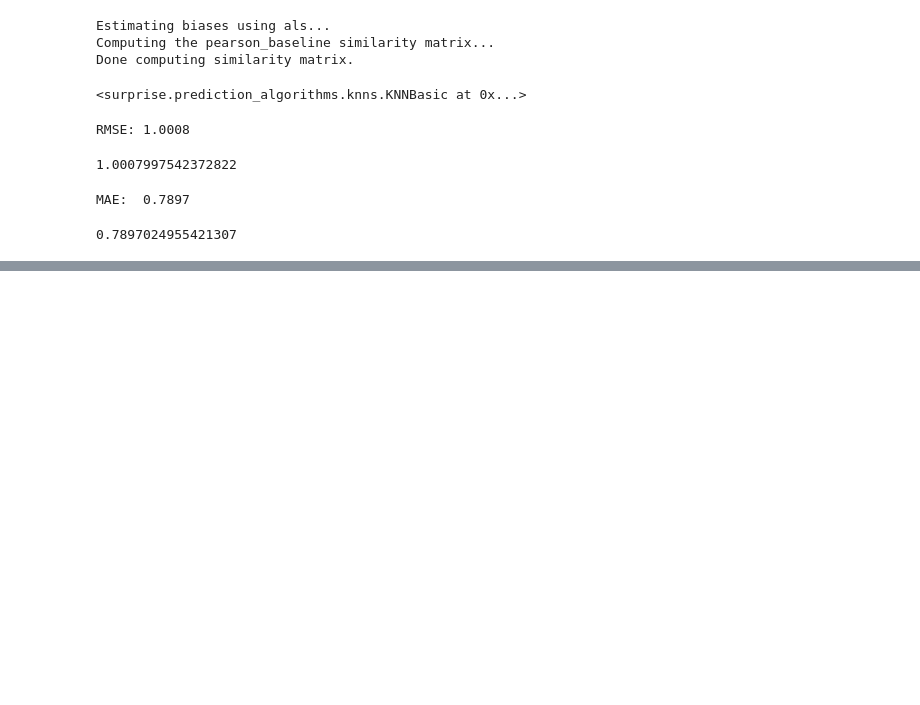
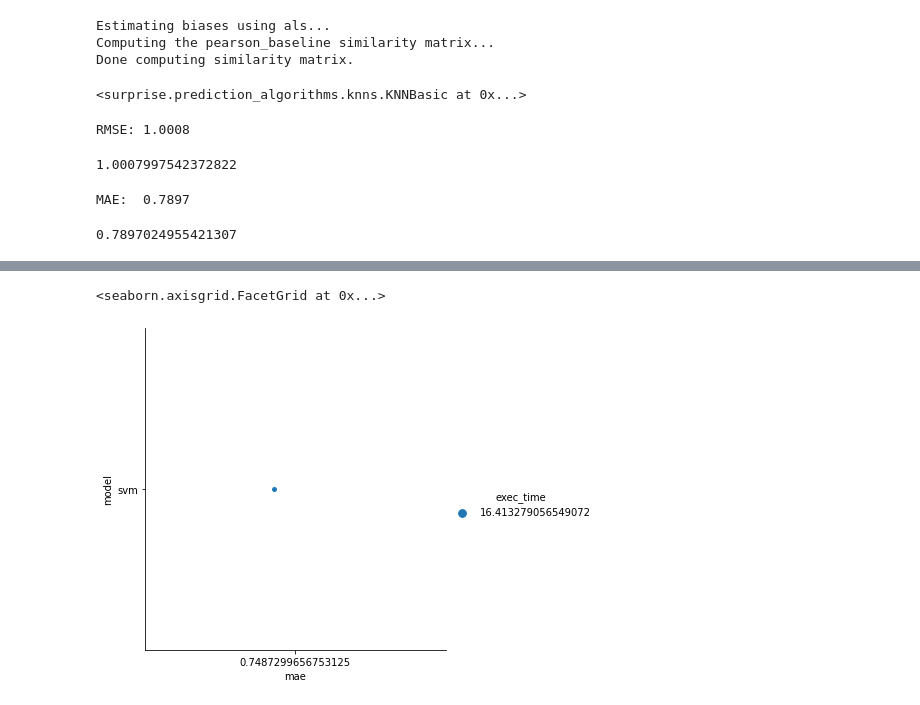
Before and after one commit to sruthi08/recommender_sys_practical_work, a Jupyter notebook: Movie_dataset.ipynb, the cells around one changed output, grey strips where cells are left out. Saved outputs shown, nothing was run; the diff lists cells and outputs as text; code cells hidden in the pictures; blank space fills up the shorter version.

```diff
--- a/Movie_dataset.ipynb
+++ b/Movie_dataset.ipynb
@@ -19,3 +20,12 @@ from sklearn.pipeline import Pipeline
 from surprise import Dataset
 
 data = Dataset.load_builtin('ml-100k')
+# %%
+from surprise import Reader
+from pathlib import Path
+import pandas as pd
+
+
+reader = Reader(line_format = 'user item rating timestamp', sep=',', skip_lines=1)
+rating_data = Dataset.load_from_file('ratings.csv', reader)
+rating_data
@@ -22,3 +34,7 @@ data = Dataset.load_builtin('ml-100k')
+# %%
+mean_rmse = list()
+mean_mae = list()
+exec_times = list()
 # %% [markdown]
 ## Train-Test Split Data
 # %%
@@ -174,0 +200,8 @@ os.path.dirname(sys.executable)
+# %%
+import numpy as np
+start = time.time()
+cval_res = cross_validate(model,rating_data, measures=['RMSE', 'MAE'], cv=KFold(5, random_state=0), verbose=False)
+exec_time = time.time() - start
+exec_times.append(exec_time)
+mean_rmse.append(np.mean(cval_res['test_rmse']))
+mean_mae.append(np.mean(cval_res['test_mae']))
@@ -174,0 +224,8 @@ os.path.dirname(sys.executable)
+# %%
+import pandas as pd
+
+a={'mae': mean_mae, 'rmse': mean_rmse, 'exec_time': exec_times,
+                            'model': ['svm', 'user_based_collaborative_filtering', 'item_based_collaborative_filtering']}
+
+baseline_df = pd.DataFrame.from_dict(a, orient='index')
+baseline_df = baseline_df.transpose()
@@ -174,0 +235,5 @@ os.path.dirname(sys.executable)
+# %%
+sns.catplot(x="mae", y="model",hue="exec_time", data=baseline_df)
+# %% [output]
+<seaborn.axisgrid.FacetGrid at 0x...>
+[figure, added]
```
Also changed, not shown: parts of 12 cells of this notebook.
